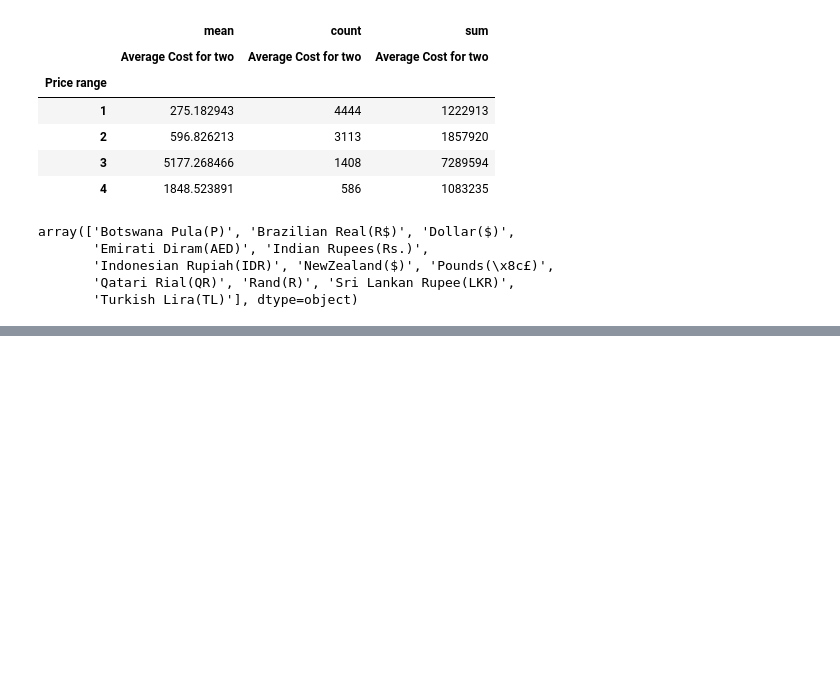
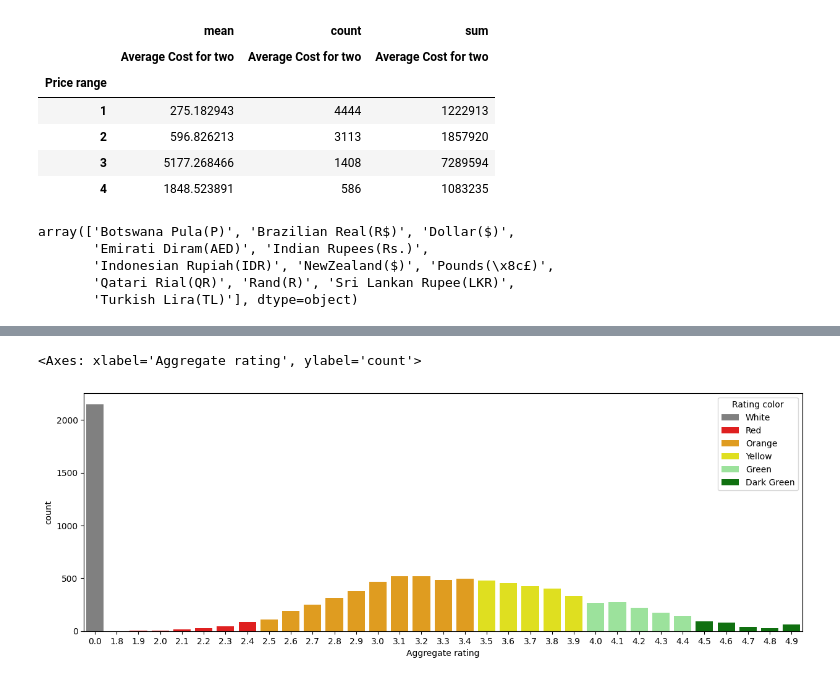
Before and after one commit to hemant087/30Days_EDA, a Jupyter notebook: 4Day Zomato/dataset/Untitled1.ipynb, the cells around one changed output, grey strips where cells are left out. Cells and saved outputs as stored; diff of their text form; code cells hidden in the pictures; blank space fills up the shorter version.

```diff
--- a/4Day Zomato/dataset/Untitled1.ipynb
+++ b/4Day Zomato/dataset/Untitled1.ipynb
@@ -363,0 +492,3 @@ KeyError: ('Currency', 'Average Cost for two')
+# %%
+ratting = df.groupby(['Aggregate rating', 'Rating color', 'Rating text']).size().reset_index(name="count")
+ratting.head()
@@ -363,0 +502,6 @@ KeyError: ('Currency', 'Average Cost for two')
+# %%
+plt.figure(figsize=(15,5))
+sns.barplot(data=ratting, x="Aggregate rating", y="count",hue="Rating color",palette=["gray","red","orange","yellow","#90EE90","green"])
+# %% [output]
+<Axes: xlabel='Aggregate rating', ylabel='count'>
+[figure, added]
```
Also changed, not shown: parts of 39 cells of this notebook.
